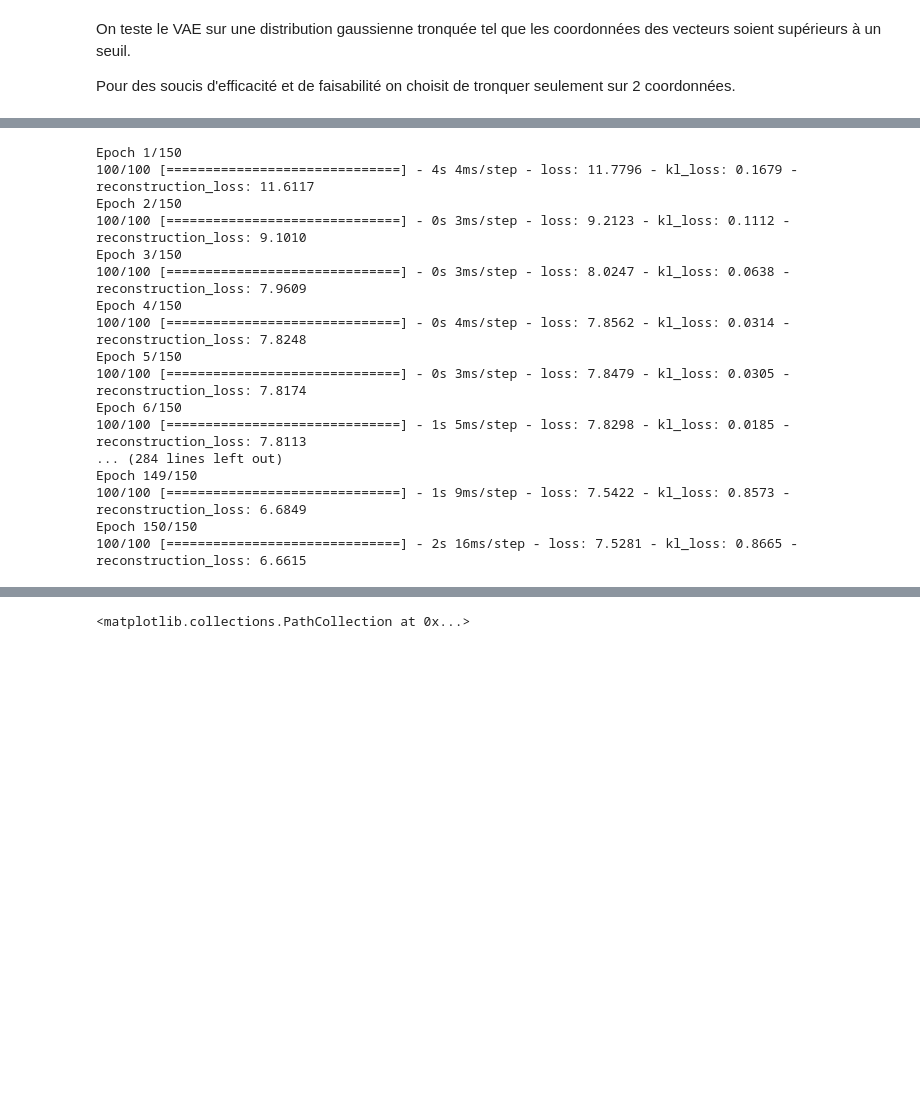
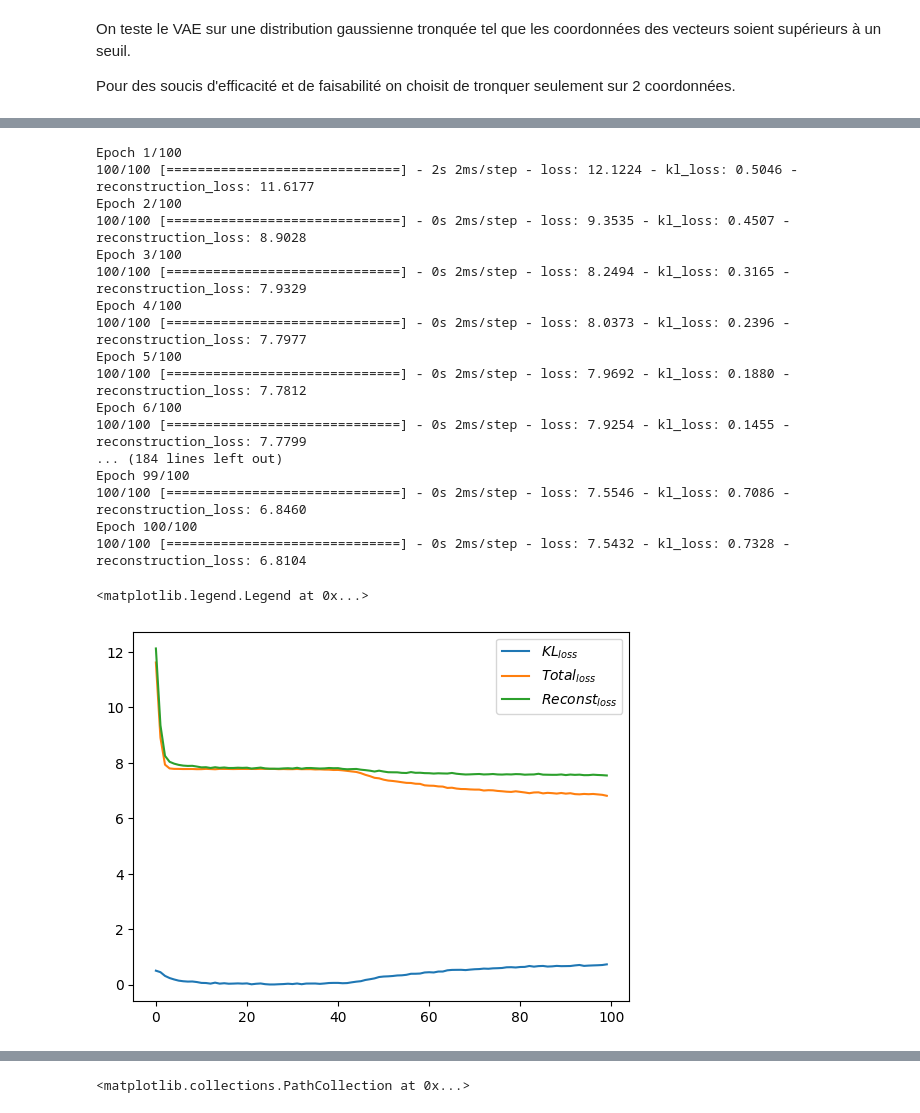
Before and after one commit to imn167/VAE_SS, a Jupyter notebook: GoM_test.ipynb, the cells around one changed output, grey strips where cells are left out. Saved outputs shown, nothing was run; the diff lists cells and outputs as text; code cells hidden in the pictures; blank space fills up the shorter version.

```diff
--- a/GoM_test.ipynb
+++ b/GoM_test.ipynb
@@ -182,9 +11,0 @@ array([[ True,  True,  True,  True,  True],
-# %%
-encoder = Encoder(d,2)
-decoder = Decoder(d,2)
-mixture = MoGPrior(2,16)
-vae = VAE(encoder, decoder, mixture)
-vae.compile(optimizer= tf.keras.optimizers.Adam(learning_rate= 0.005))
-history = vae.fit(dist,epochs=10,
-    batch_size=200,
-    shuffle=True)
@@ -290,5 +11,0 @@ mixture.non_trainable_weights
-# %%
-_,_, z = encoder(dist)
-mean_x, log_var_x = decoder(z) #we get each mean and log variance of the several distribution then we sample from it
-
-sample = np.random.normal(loc=mean_x, scale= tf.exp(log_var_x/2))
@@ -519,30 +187,38 @@ np.save('2_component_1Side_truncated.npy', dist)
 # %%
 encoder = Encoder(d,2)
 decoder = Decoder(d,2)
-mixture = MoGPrior(2,3)
+mixture = MoGPrior(2,2)
 vae = VAE(encoder, decoder, mixture)
 vae.compile(optimizer= tf.keras.optimizers.Adam(learning_rate= 0.001))
-history = vae.fit(dist,epochs=150,
+history = vae.fit(one_mode,epochs=100,
     batch_size=100,
     shuffle=True)
 # %% [output]
-Epoch 1/150
-100/100 [==============================] - 4s 4ms/step - loss: 11.7796 - kl_loss: 0.1679 - reconstruction_loss: 11.6117
-Epoch 2/150
-100/100 [==============================] - 0s 3ms/step - loss: 9.2123 - kl_loss: 0.1112 - reconstruction_loss: 9.1010
-Epoch 3/150
-100/100 [==============================] - 0s 3ms/step - loss: 8.0247 - kl_loss: 0.0638 - reconstruction_loss: 7.9609
-Epoch 4/150
-100/100 [==============================] - 0s 4ms/step - loss: 7.8562 - kl_loss: 0.0314 - reconstruction_loss: 7.8248
-Epoch 5/150
-100/100 [==============================] - 0s 3ms/step - loss: 7.8479 - kl_loss: 0.0305 - reconstruction_loss: 7.8174
-Epoch 6/150
-100/100 [==============================] - 1s 5ms/step - loss: 7.8298 - kl_loss: 0.0185 - reconstruction_loss: 7.8113
-... (284 lines left out)
-Epoch 149/150
-100/100 [==============================] - 1s 9ms/step - loss: 7.5422 - kl_loss: 0.8573 - reconstruction_loss: 6.6849
-Epoch 150/150
-100/100 [==============================] - 2s 16ms/step - loss: 7.5281 - kl_loss: 0.8665 - reconstruction_loss: 6.6615
+Epoch 1/100
+100/100 [==============================] - 2s 2ms/step - loss: 12.1224 - kl_loss: 0.5046 - reconstruction_loss: 11.6177
+Epoch 2/100
+100/100 [==============================] - 0s 2ms/step - loss: 9.3535 - kl_loss: 0.4507 - reconstruction_loss: 8.9028
+Epoch 3/100
+100/100 [==============================] - 0s 2ms/step - loss: 8.2494 - kl_loss: 0.3165 - reconstruction_loss: 7.9329
+Epoch 4/100
+100/100 [==============================] - 0s 2ms/step - loss: 8.0373 - kl_loss: 0.2396 - reconstruction_loss: 7.7977
+Epoch 5/100
+100/100 [==============================] - 0s 2ms/step - loss: 7.9692 - kl_loss: 0.1880 - reconstruction_loss: 7.7812
+Epoch 6/100
+100/100 [==============================] - 0s 2ms/step - loss: 7.9254 - kl_loss: 0.1455 - reconstruction_loss: 7.7799
+... (184 lines left out)
+Epoch 99/100
+100/100 [==============================] - 0s 2ms/step - loss: 7.5546 - kl_loss: 0.7086 - reconstruction_loss: 6.8460
+Epoch 100/100
+100/100 [==============================] - 0s 2ms/step - loss: 7.5432 - kl_loss: 0.7328 - reconstruction_loss: 6.8104
+# %%
+plt.plot(history.history['kl_loss'],  label = r'$KL_{loss}$')
+plt.plot(history.history['reconstruction_loss'],  label = r'$Total_{loss}$')
+plt.plot(history.history['loss'],  label = r'$Reconst_{loss}$')
+plt.legend()
+# %% [output]
+<matplotlib.legend.Legend at 0x...>
+[figure, added]
 # %%
 mixture.means
 # %% [output]
```
Also changed, not shown: parts of 46 cells of this notebook, 4 other files.
